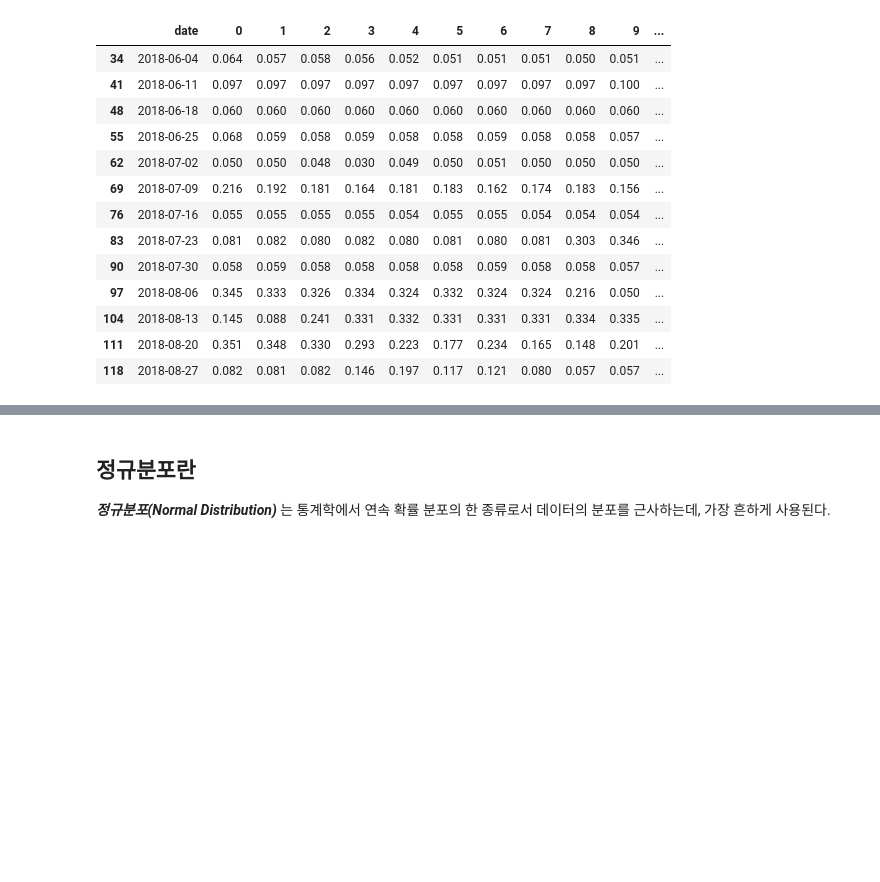
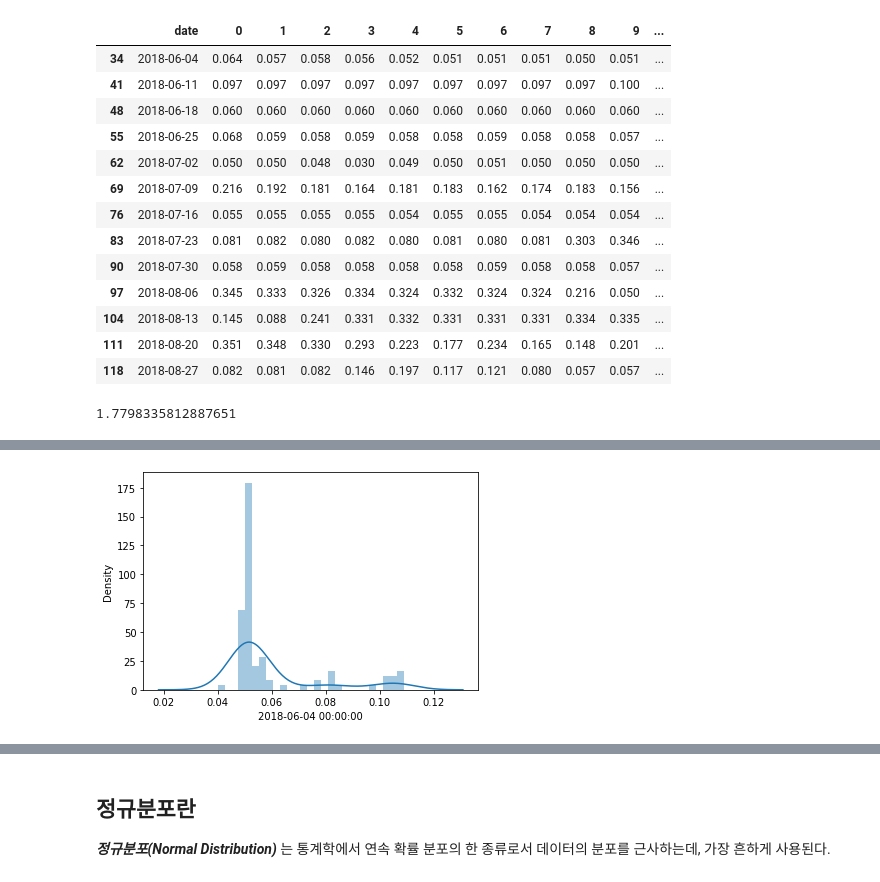
Before and after one commit to formegusto/pattern-recognition, a Jupyter notebook: 07.Distribution.ipynb, the cells around one changed output, grey strips where cells are left out. Cells and saved outputs as stored; diff of their text form; code cells hidden in the pictures; blank space fills up the shorter version.

```diff
--- a/07.Distribution.ipynb
+++ b/07.Distribution.ipynb
@@ -128,0 +131,11 @@ datas
+# %%
+logDatas = datas.reset_index().copy()
+logDatas = logDatas[logDatas.columns.difference(['index', 'day', 'month', 'year'])]
+logDatas.set_index('date', inplace=True)
+logDatas = logDatas.T
+logDatas['2018-06-04'].skew()
+# %% [output]
+1.7798335812887651
+# %%
+sns.distplot(logDatas['2018-06-04'])
+# %% [output]
@@ -128,0 +143 @@ datas
+[figure, added]
```
Also changed, not shown: parts of 14 cells of this notebook.
